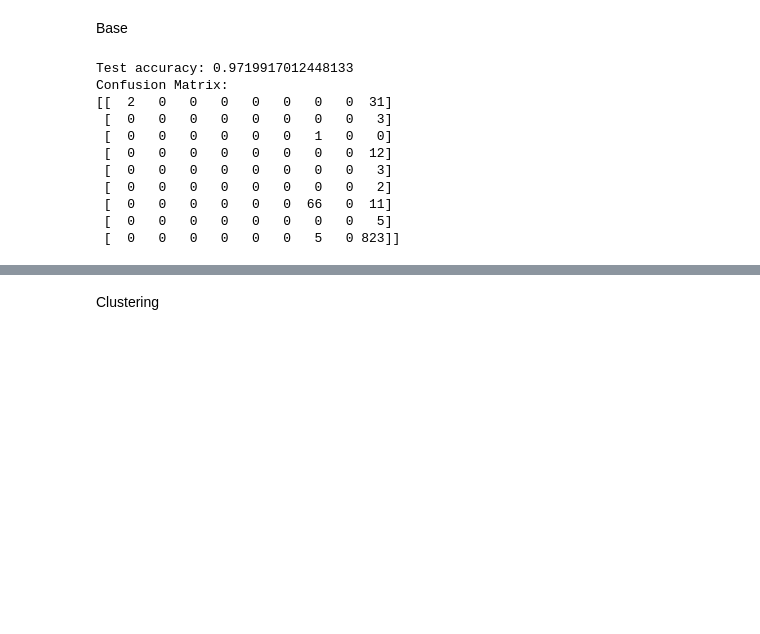
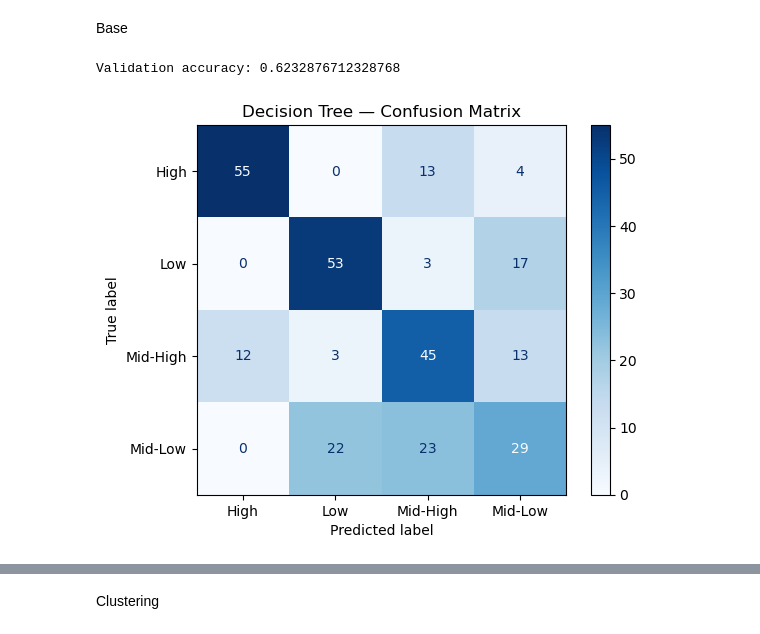
Before and after one commit to YuxinDong1010/DMT-Assignment1, a Jupyter notebook: code1.ipynb, the cells around one changed output, grey strips where cells are left out. Cells and saved outputs as stored; diff of their text form; code cells hidden in the pictures; blank space fills up the shorter version.

```diff
--- a/code1.ipynb
+++ b/code1.ipynb
@@ -1107,0 +1002,5 @@ Name: SaleType, dtype: object
+# %%
+orig = df
+# %%
+df=orig
+#df = df[:100]
@@ -1107,0 +1018,15 @@ Name: SaleType, dtype: object
+# %%
+#need to change all variables into numerical as scikitlearn can not work others
+# Find all object (string) or categorical columns
+labels = ["Low", "Mid‑Low", "Mid‑High", "High"]
+
+# Create a new column 'PriceCat' split into quartiles
+df["TargetPrice"] = pd.qcut(
+    df["SalePrice"],
+    q=4,               # number of bins
+    labels=labels,     # category names
+    duplicates="drop"  # in case some quantiles coincide
+)
+
+# Check counts in each bin
+print(df["TargetPrice"].value_counts())
@@ -1108,25 +1089,29 @@ Name: SaleType, dtype: object
 # %% [markdown]
 Base
-# %%
-from sklearn.tree import DecisionTreeClassifier
-
-clf = DecisionTreeClassifier(random_state=42)
-clf.fit(X_train, y_train)
-print("Test accuracy:", clf.score(X_test, y_test))
-print("Confusion Matrix:")
-print(confusion_matrix(y_test, y_pred))
-# %% [output]
-Test accuracy: 0.9719917012448133
-Confusion Matrix:
-[[  2   0   0   0   0   0   0   0  31]
- [  0   0   0   0   0   0   0   0   3]
- [  0   0   0   0   0   0   1   0   0]
- [  0   0   0   0   0   0   0   0  12]
- [  0   0   0   0   0   0   0   0   3]
- [  0   0   0   0   0   0   0   0   2]
- [  0   0   0   0   0   0  66   0  11]
- [  0   0   0   0   0   0   0   0   5]
- [  0   0   0   0   0   0   5   0 823]]
+# %%
+
+# 1) Fit
+clf = DecisionTreeClassifier(random_state=42)
+clf.fit(X_train, y_train)
+
+# 2) Predict
+y_pred = clf.predict(X_val)
+
+# 3) Print accuracy
+print("Validation accuracy:", clf.score(X_val, y_val))
+
+# 4) Compute the confusion matrix
+cm = confusion_matrix(y_val, y_pred, labels=clf.classes_)
+
+# 5) (Optional) Display with class labels
+disp = ConfusionMatrixDisplay(confusion_matrix=cm,
+                              display_labels=clf.classes_)
+disp.plot(cmap=plt.cm.Blues)
+plt.title("Decision Tree — Confusion Matrix")
+plt.show()
+# %% [output]
+Validation accuracy: 0.6232876712328768
+[figure, added]
 # %%
 tree.plot_tree(clf)
 # %% [output]
```
Also changed, not shown: parts of 18 cells of this notebook.
